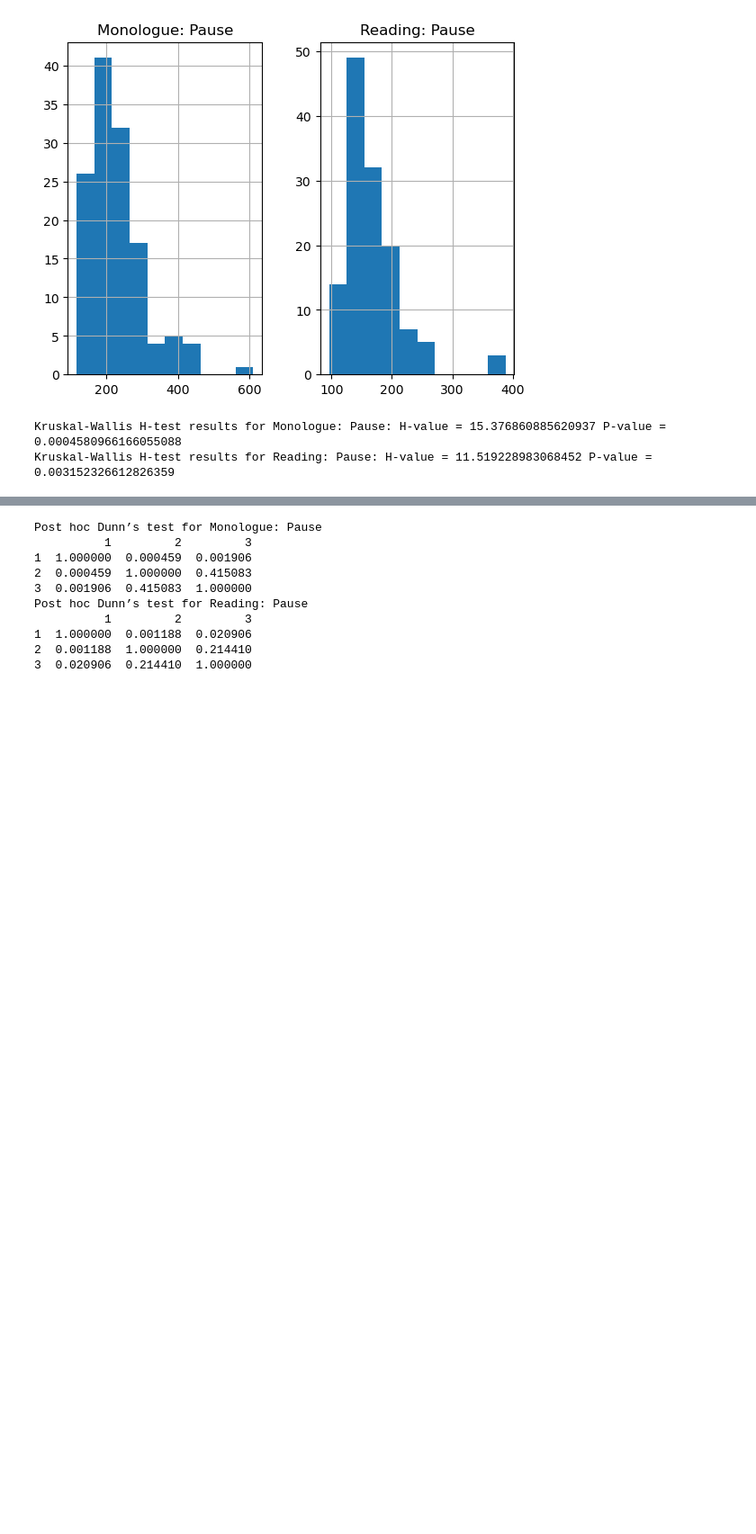
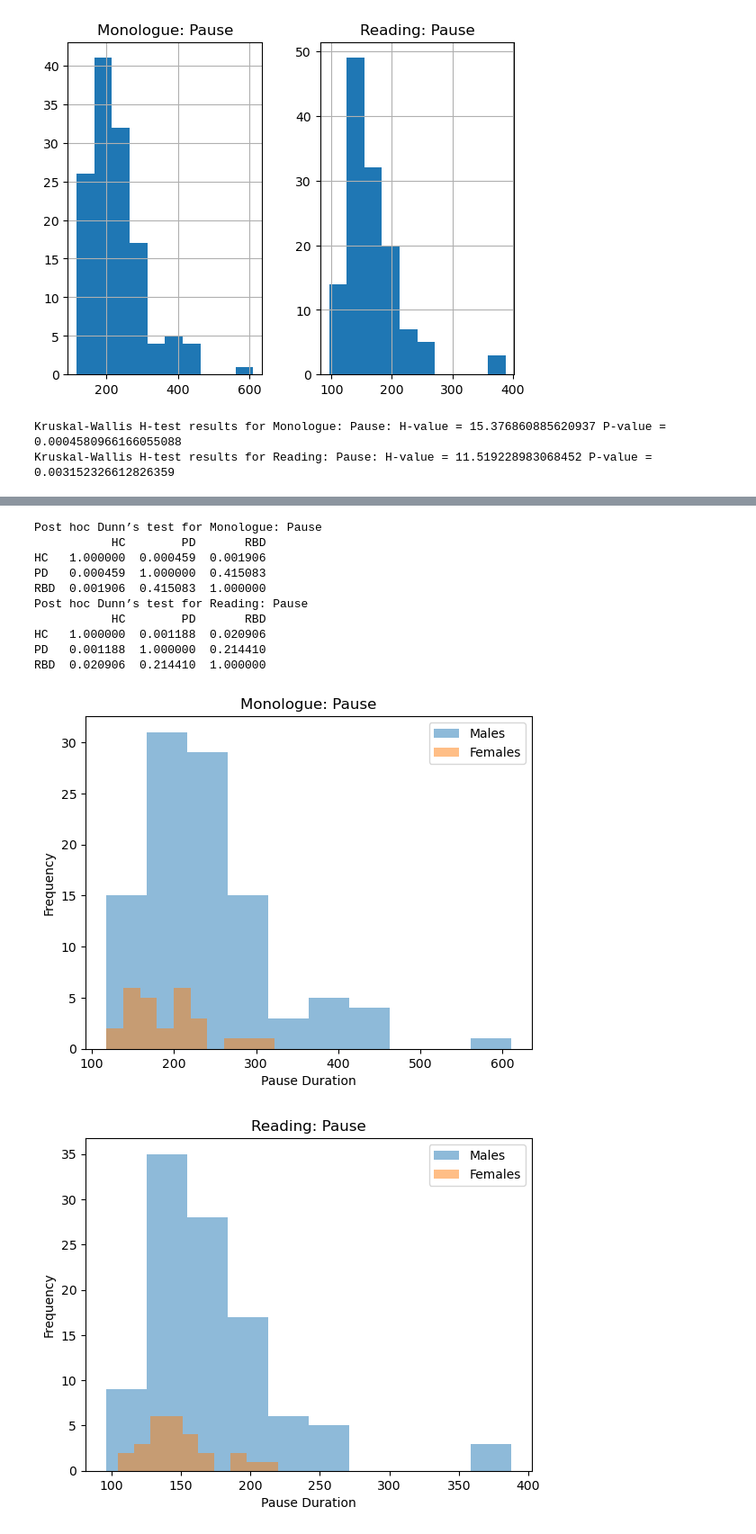
Before and after one commit to yulia-samoilovich/Parkinsons-Data-Analytics-Project, a Jupyter notebook: Predicting_neurodegeneration_from_speech.ipynb, the cells around one changed output, grey strips where cells are left out. Shown at 90% size. Drawn from its saved outputs; the diff is of its cells as text; code cells hidden in the pictures; blank space fills up the shorter version.

Commit message:
Plotted histograms to compare the groups

```diff
--- a/Predicting_neurodegeneration_from_speech.ipynb
+++ b/Predicting_neurodegeneration_from_speech.ipynb
@@ -153,6 +153,7 @@ df_parkinsons2 = df_parkinsons.rename(columns={
     'Clinical information.1 Age of disease onset (years)': 'Age Onset',
     'Clinical information.2 Duration of disease from first symptoms (years)': 'Duration of disease from 1st symptoms',
     'Speech examination: speaking task of reading passage.5 Gaping in-between voiced intervals (-/min)': 'Reading:Gaping',
+    'Speech examination: speaking task of reading passage.9 Pause intervals per respiration (-)': 'Reading: Pause/Respiration',
     'Speech examination: speaking task of reading passage.11 Latency of respiratory exchange (ms)': 'Reading: Latency',
     'Speech examination: speaking task of monologue.5 Gaping in-between voiced intervals (-/min)': 'Monologue: Gaping',
     'Speech examination: speaking task of monologue.9 Pause intervals per respiration (-)': 'Monologue: Pause/Respiration',
@@ -208,8 +212,13 @@ import scikit_posthocs as sp
 groups = df_parkinsons2['Group'].values
 monologue_data = df_parkinsons2['Monologue: Pause'].values
 
+unique_groups = np.unique(groups)
+
 # Post hoc pairwise test using Dunn's test
 posthoc_monologue = sp.posthoc_dunn([monologue_data[groups == g] for g in np.unique(groups)])
+
+posthoc_monologue.columns = unique_groups
+posthoc_monologue.index = unique_groups
 
 # Post hoc test for 'Reading: Pause'
 reading_data = df_parkinsons2['Reading: Pause'].values
@@ -217,6 +226,9 @@ reading_data = df_parkinsons2['Reading: Pause'].values
 # Post hoc pairwise test using Dunn's test
 posthoc_reading = sp.posthoc_dunn([reading_data[groups == g] for g in np.unique(groups)])
 
+posthoc_reading.columns = unique_groups
+posthoc_reading.index = unique_groups
+
 print('Post hoc Dunn’s test for Monologue: Pause')
 print(posthoc_monologue)
 
@@ -224,12 +236,36 @@ print('Post hoc Dunn’s test for Reading: Pause')
 print(posthoc_reading)
 # %% [output]
 Post hoc Dunn’s test for Monologue: Pause
-          1         2         3
-1  1.000000  0.000459  0.001906
-2  0.000459  1.000000  0.415083
-3  0.001906  0.415083  1.000000
+           HC        PD       RBD
+HC   1.000000  0.000459  0.001906
+PD   0.000459  1.000000  0.415083
+RBD  0.001906  0.415083  1.000000
 Post hoc Dunn’s test for Reading: Pause
-          1         2         3
-1  1.000000  0.001188  0.020906
-2  0.001188  1.000000  0.214410
-3  0.020906  0.214410  1.000000
+           HC        PD       RBD
+HC   1.000000  0.001188  0.020906
+PD   0.001188  1.000000  0.214410
+RBD  0.020906  0.214410  1.000000
+# %%
+import matplotlib.pyplot as plt
+
+males = df_parkinsons2[df_parkinsons2['Demographic information.1 Gender'] == 'M']
+females = df_parkinsons2[df_parkinsons2['Demographic information.1 Gender'] == 'F']
+
+plt.hist(males['Monologue: Pause'], alpha=0.5, label='Males')
+plt.hist(females['Monologue: Pause'], alpha=0.5, label='Females')
+plt.legend()
+plt.title('Monologue: Pause')
+plt.xlabel('Pause Duration')
+plt.ylabel('Frequency')
+plt.show()
+
+plt.hist(males['Reading: Pause'], alpha=0.5, label='Males')
+plt.hist(females['Reading: Pause'], alpha=0.5, label='Females')
+plt.legend()
+plt.title('Reading: Pause')
+plt.xlabel('Pause Duration')
+plt.ylabel('Frequency')
+plt.show()
+# %% [output]
+[figure, added]
+[figure, added]
```
Also changed, not shown: parts of 8 cells of this notebook.
